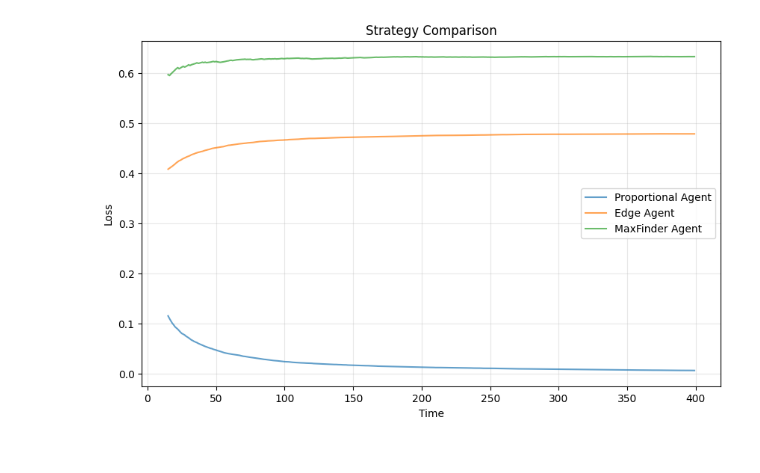
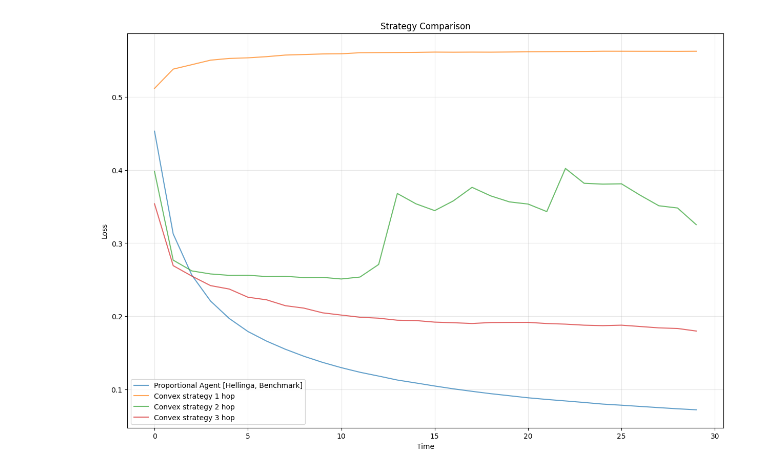
Before and after one commit to Joeri-G/Ant, a Jupyter notebook: experiments/neighbour_experiment.ipynb, the cells around one changed output. Cells and saved outputs as stored; diff of their text form; code cells hidden in the pictures.

Commit message:
test the effects of the k-hops-agent

```diff
--- a/experiments/neighbour_experiment.ipynb
+++ b/experiments/neighbour_experiment.ipynb
@@ -37,33 +135,75 @@ simulated_state_maxfinder = maxfinder_market.simulate(simulation_length)
 # %%
-training_period = 15
-time_steps = np.arange(training_period, simulation_length)
+window = (0, 30)
+time_steps = np.arange(window[0], window[1])
 
-plt.figure(figsize=(10, 6))
+plt.figure(figsize=(15, 10))
 plt.plot(
     time_steps,
-    simulated_state_proportional[training_period:],
-    label="Proportional Agent",
+    simulated_state_proportional[window[0] : window[1]],
+    label="Proportional Agent [Hellinga, Benchmark]",
     alpha=0.7,
 )
+# plt.plot(
+#     time_steps,
+#     simulated_state_edge[training_period:],
+#     label="Edge Agent",
+#     alpha=0.7,
+# )
+
+# plt.plot(
+#     time_steps,
+#     simulated_state_maxfinder[training_period:],
+#     label="MaxFinder Agent",
+#     alpha=0.7,
+# )
+
+# plt.plot(
+#     time_steps,
+#     simulated_equal_market[window[0]:window[1]],
+#     label="Equal Division Market [Benchmark]",
+#     alpha=0.7,
+# )
+
 plt.plot(
     time_steps,
-    simulated_state_edge[training_period:],
-    label="Edge Agent",
+    simulated_optimizer_k1[window[0] : window[1]],
+    label="Convex strategy 1 hop",
     alpha=0.7,
 )
 
 plt.plot(
     time_steps,
-    simulated_state_maxfinder[training_period:],
-    label="MaxFinder Agent",
+    simulated_optimizer_k2[window[0] : window[1]],
+    label="Convex strategy 2 hop",
     alpha=0.7,
 )
+
+plt.plot(
+    time_steps,
+    simulated_optimizer_k3[window[0] : window[1]],
+    label="Convex strategy 3 hop",
+    alpha=0.7,
+)
+
+# plt.plot(
+#     time_steps,
+#     simulated_optimizer_k4[window[0]:window[1]],
+#     label="Optimizer K4",
+#     alpha=0.7,
+# )
+
+# plt.plot(
+#     time_steps,
+#     simulated_optimizer_km[window[0]:window[1]],
+#     label="Optimizer Km",
+#     alpha=0.7,
+# )
 
 plt.xlabel("Time")
 plt.ylabel("Loss")
 plt.title("Strategy Comparison")
 plt.legend()
 plt.grid(True, alpha=0.3)
 plt.show()
 # %% [output]
-[figure, old version]
+[figure, new version]
```
Also changed, not shown: parts of 4 cells of this notebook.
